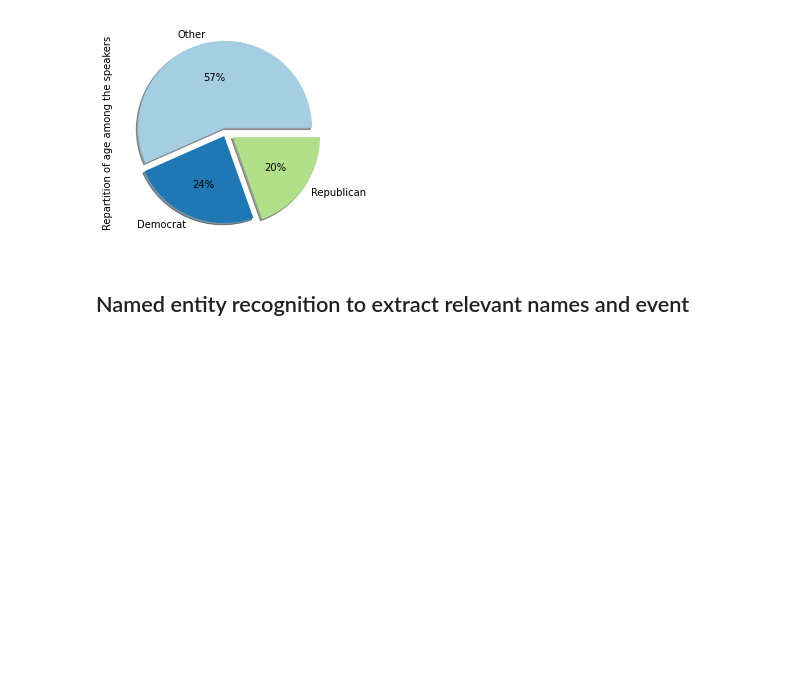
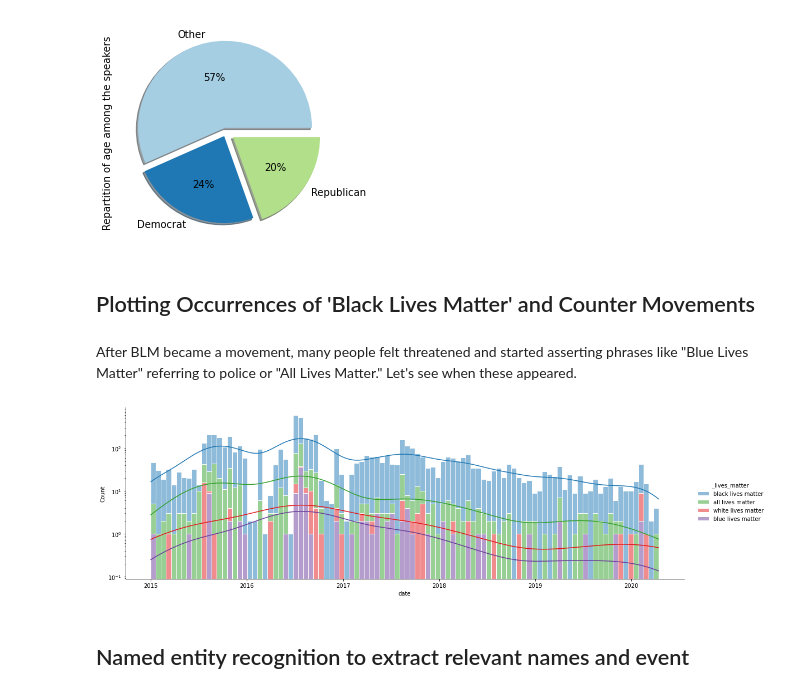
Before and after one commit to epfl-ada/ada-2021-project-adagang, a Jupyter notebook: quotes_analysis.ipynb, the cells around one changed output. Cells and saved outputs as stored; diff of their text form; code cells hidden in the pictures; blank space fills up the shorter version.

Commit message:
added plot

```diff
--- a/quotes_analysis.ipynb
+++ b/quotes_analysis.ipynb
@@ -103,6 +103,51 @@ total_df["party"].value_counts(normalize=True).plot(kind='pie', colors = colors,
 # %% [output]
 <AxesSubplot:ylabel='Repartition of age among the speakers'>
 [figure]
+# %% [markdown]
+## Plotting Occurrences of 'Black Lives Matter' and Counter Movements
+# %% [markdown]
+After BLM became a movement, many people felt threatened and started asserting phrases like "Blue Lives Matter" referring to police or "All Lives Matter." Let's see when these appeared.
+# %%
+PATH_TO_FILE = 'generated/total-data-merged.pkl.bz2'
+total_df = pd.read_pickle(PATH_TO_FILE, compression = 'bz2')
+total_df['date'] = pd.to_datetime(total_df.date).dt.date
+# %%
+def what_lives_matter(quotation):
+    quotation = quotation.lower()
+
+    blm = ('black lives matter' in quotation)
+    alm = ('all lives matter' in quotation)
+    blu = ('blue lives matter' in quotation)
+    white = ('white lives matter' in quotation)
+
+    if blm & (not alm) & (not blu) & (not white):
+        labels = 'black lives matter'
+    elif alm & (not blm) & (not blu) & (not white):
+        labels = 'all lives matter'
+    elif blu & (not blm) & (not alm) & (not white):
+        labels = 'blue lives matter'
+    elif white & (not blm) & (not alm) & (not blu):
+        labels = 'white lives matter'
+    elif (not blm) & (not alm) & (not blu) & (not white):
+        labels = None
+    else:
+        labels = 'multiple'
+    return labels
+# %%
+data = total_df.copy()
+data['date'] = data.date.astype('datetime64')
+data['_lives_matter'] = data.quotation.apply(lambda x: what_lives_matter(x))
+data_lm = data[(data._lives_matter != 'multiple') & (data._lives_matter.notnull())]
+# %%
+colors = sns.color_palette("Paired")
+colors = np.array(colors)[(1,3,5,9),:]
+sns.displot(data = data_lm, x = 'date', hue = '_lives_matter',
+            log_scale = [False,True], bins = 100,kind = 'hist', kde = True,
+            palette = colors,aspect = 3, edgecolor = 'white', multiple = 'stack')
+
+plt.show()
+# %% [output]
+[figure, added]
 # %% [markdown]
 ## Named entity recognition to extract relevant names and event
 # %%
```
